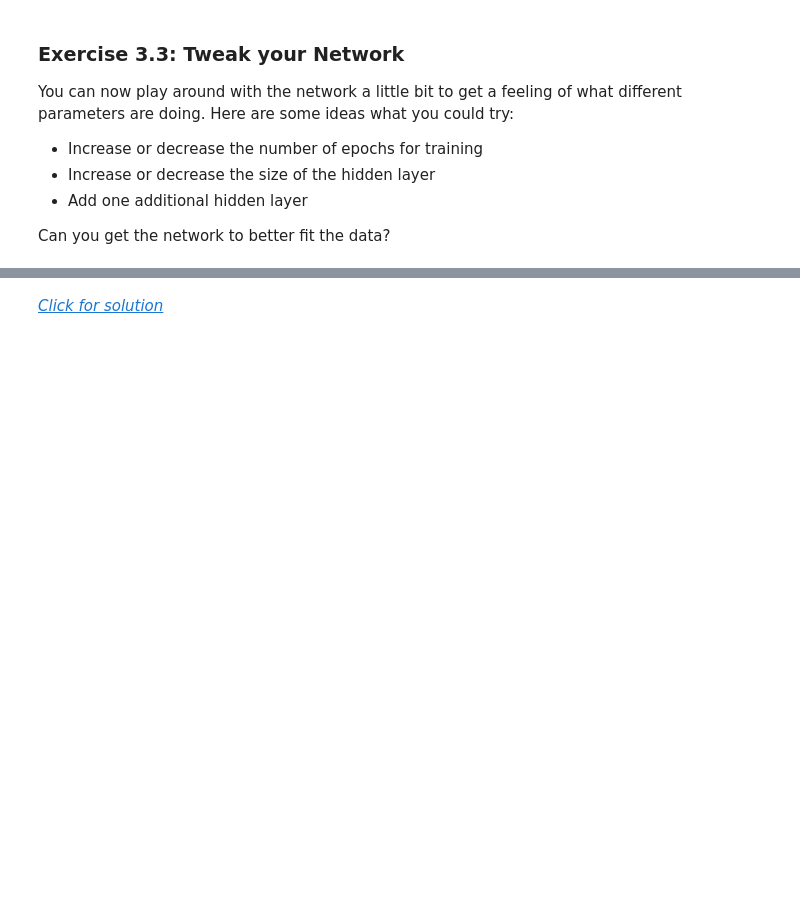
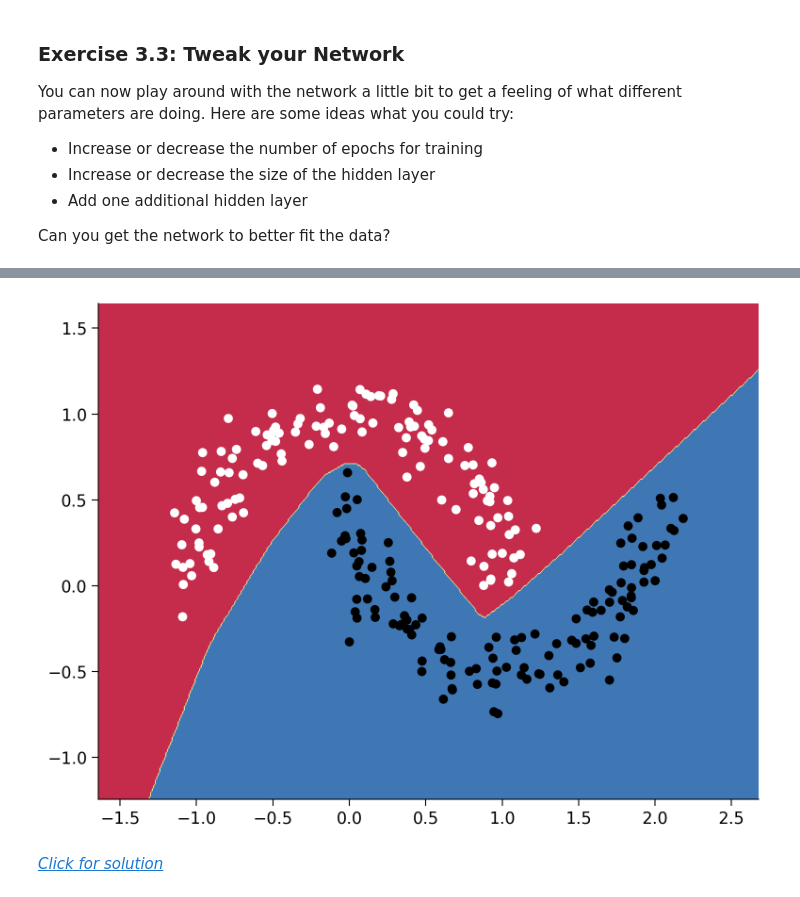
Before and after one commit to ValentinGuigon/Neuromatch_Deep_Learning_tutorials, a Jupyter notebook: tutorials/W1D1_BasicsAndPytorch/student/W1D1_Tutorial1.ipynb, the cells around one changed output, grey strips where cells are left out. Cells and saved outputs as stored; diff of their text form; code cells hidden in the pictures; blank space fills up the shorter version.

```diff
--- a/tutorials/W1D1_BasicsAndPytorch/student/W1D1_Tutorial1.ipynb
+++ b/tutorials/W1D1_BasicsAndPytorch/student/W1D1_Tutorial1.ipynb
@@ -2401,3 +2472,29 @@ You can now play around with the network a little bit to get a feeling of what d
 - Add one additional hidden layer
 
 Can you get the network to better fit the data?
+# %%
+class EnhancedNaiveNet(NaiveNet):
+    """
+    EnhancedNaiveNet: Inherits from NaiveNet but with a different architecture.
+    Structure: Linear (2, 32) -> ReLU -> Linear (32, 16) -> ReLU -> Linear (16, 2)
+    """
+    def __init__(self):
+        """
+        Overrides the parent's __init__ to define a new architecture.
+        """
+        super(EnhancedNaiveNet, self).__init__()
+
+        # Redefine the layers with the new architecture
+        self.layers = nn.Sequential(
+            nn.Linear(2, 32),    # Input layer to first hidden layer
+            nn.ReLU(),
+            nn.Linear(32, 16),   # First hidden layer to second hidden layer
+            nn.ReLU(),
+            nn.Linear(16, 2),    # Second hidden layer to output layer
+        )
+
+
+# Create a new network instance a train it
+model = EnhancedNaiveNet().to(DEVICE)
+losses = train(model, X, y)
+# %% [output]
@@ -2404,2 +2516,3 @@ Can you get the network to better fit the data?
+[figure, added]
 # %% [markdown]
 [*Click for solution*](https://github.com/NeuromatchAcademy/course-content-dl/tree/main/tutorials/W1D1_BasicsAndPytorch/solutions/W1D1_Tutorial1_Solution_fd3bd4a1.py)
```
Also changed, not shown: parts of 65 cells of this notebook.
